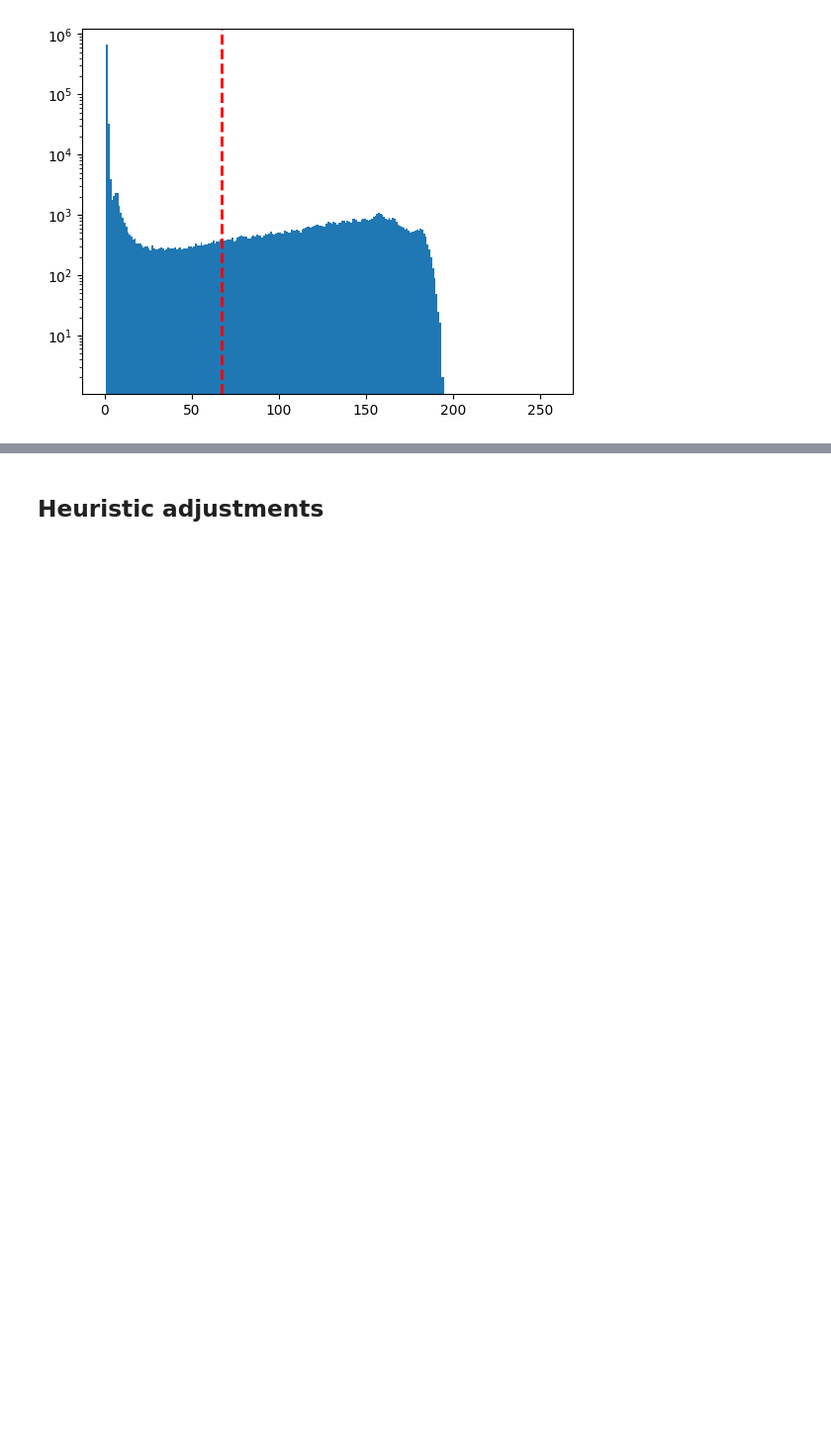
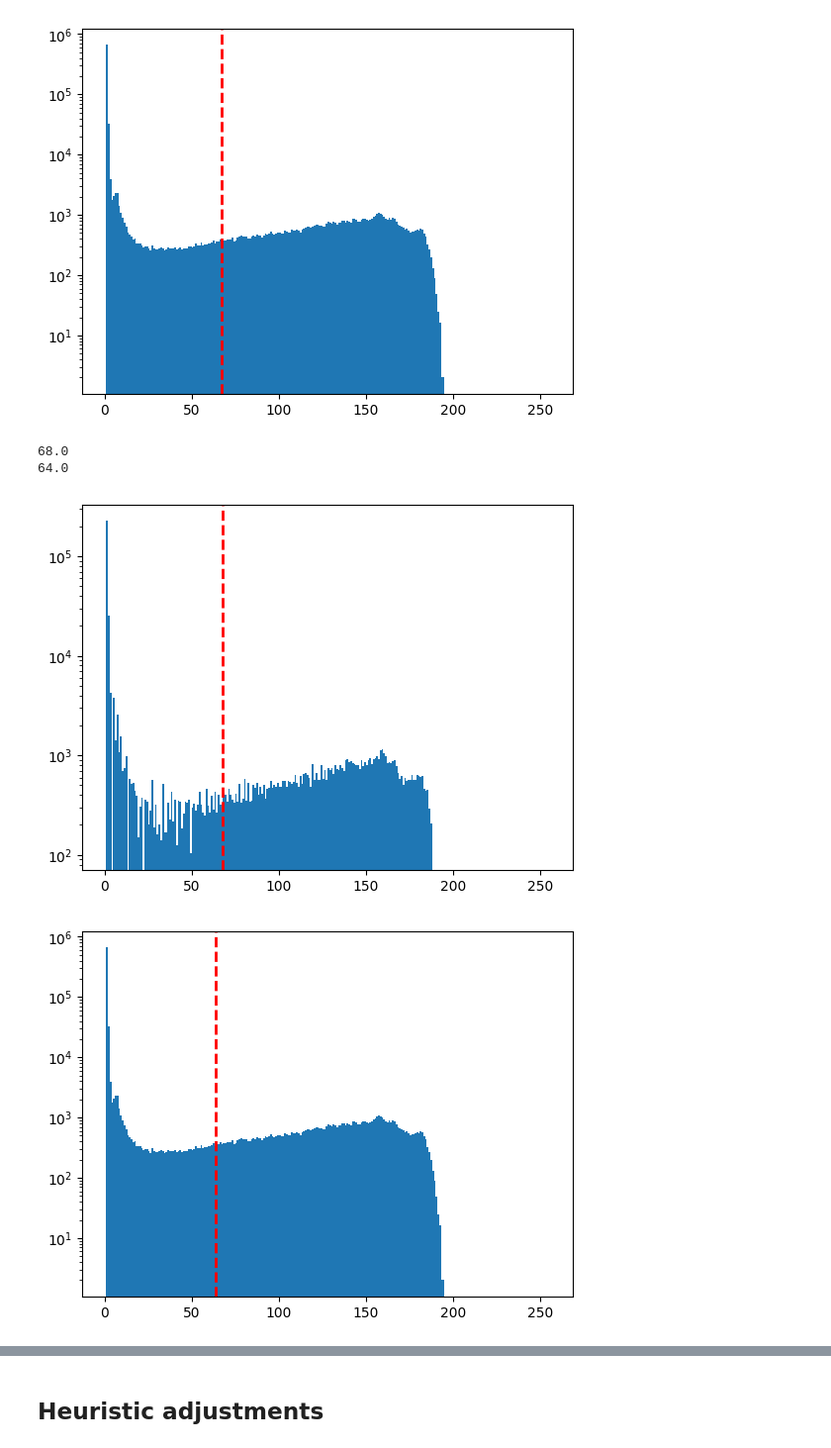
Before and after one commit to joypauls/planetary-flow, a Jupyter notebook: notebooks/segmentation_poc.ipynb, the cells around one changed output, grey strips where cells are left out. Shown at 99% size. Saved outputs shown, nothing was run; the diff lists cells and outputs as text; code cells hidden in the pictures; blank space fills up the shorter version.

Commit message:
threshold class

```diff
--- a/notebooks/segmentation_poc.ipynb
+++ b/notebooks/segmentation_poc.ipynb
@@ -185,3 +187,29 @@ plt.show()
 67.0
 [figure]
 [figure]
+# %%
+# does it matter if we use luminance or just gray?
+
+lum = cv2.cvtColor(jupiter, cv2.COLOR_BGR2Lab)[:, :, 0]
+gray = cv2.cvtColor(jupiter, cv2.COLOR_BGR2GRAY)
+
+thresh1, _ = cv2.threshold(lum, 0, 255, cv2.THRESH_BINARY + cv2.THRESH_OTSU)
+print(thresh1)
+
+thresh2, _ = cv2.threshold(gray, 0, 255, cv2.THRESH_BINARY + cv2.THRESH_OTSU)
+print(thresh2)
+
+plt.hist(lum.ravel(), 256, [0, 256])
+plt.axvline(x=thresh1, color="r", linestyle="--", linewidth=2)
+plt.yscale("log")
+plt.show()
+
+plt.hist(lum_blur.ravel(), 256, [0, 256])
+plt.axvline(x=thresh2, color="r", linestyle="--", linewidth=2)
+plt.yscale("log")
+plt.show()
+# %% [output]
+68.0
+64.0
+[figure, added]
+[figure, added]
```
Also changed, not shown: parts of 3 cells of this notebook, 3 other files.
